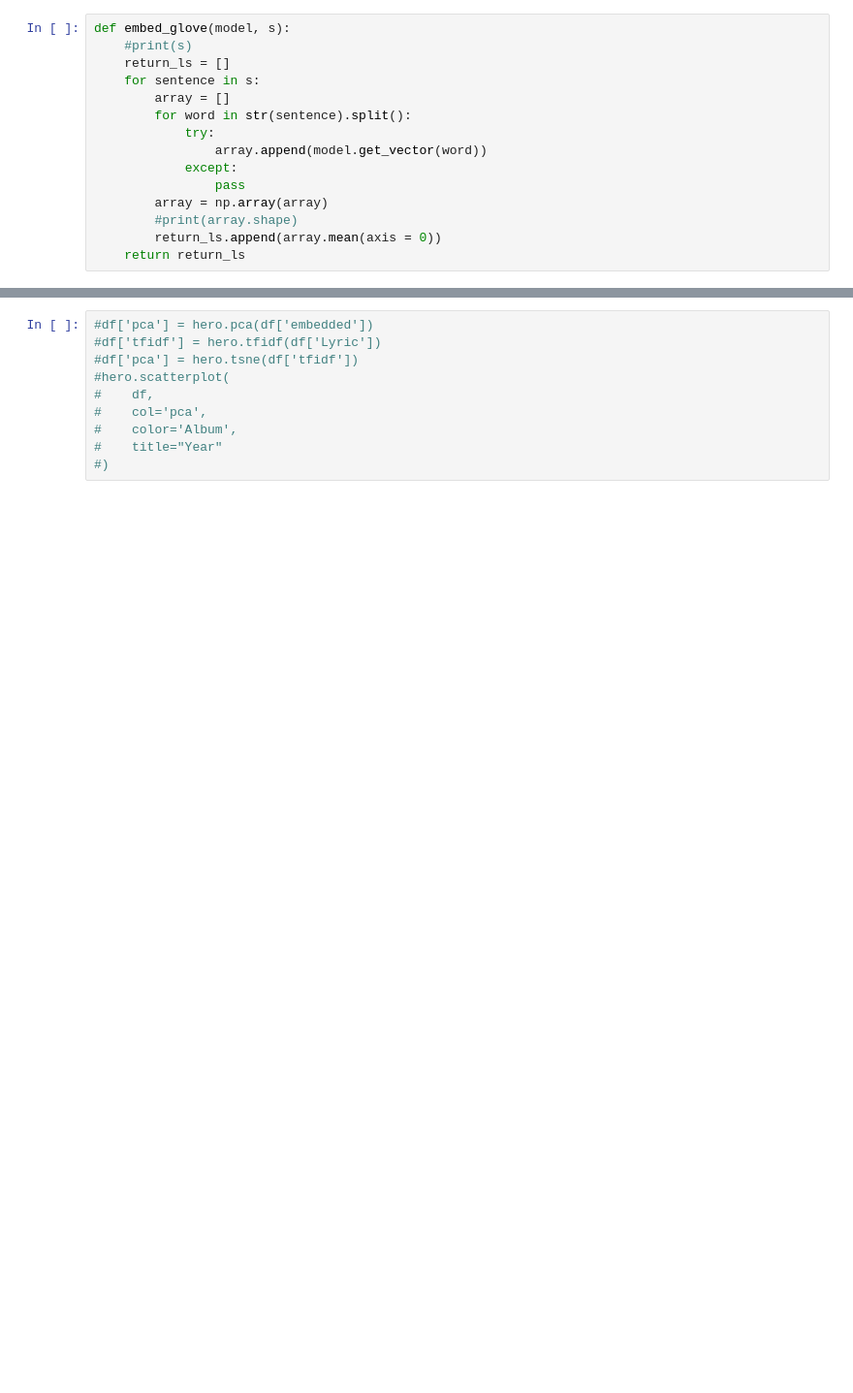
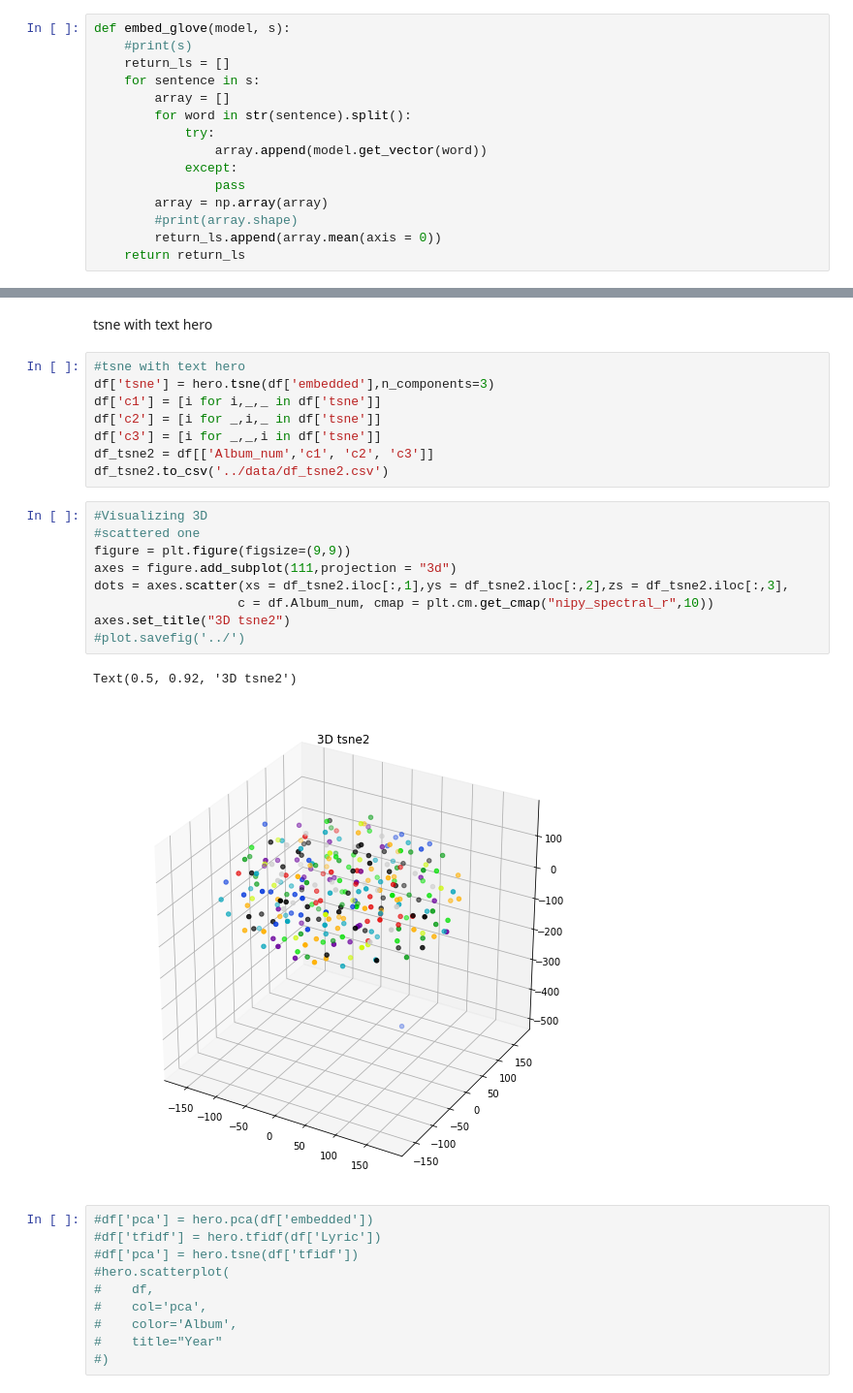
Before and after one commit to mk2510/SongRecommendationChatBot, a Jupyter notebook: analysis/embedding_plot.ipynb, the cells around one changed output, grey strips where cells are left out. Shown at 97% size. Drawn from its saved outputs; the diff is of its cells as text; blank space fills up the shorter version.

```diff
--- a/analysis/embedding_plot.ipynb
+++ b/analysis/embedding_plot.ipynb
@@ -47,3 +154,25 @@ hero.scatterplot(
+# %% [markdown]
+tsne with text hero
+# %%
+#tsne with text hero
+df['tsne'] = hero.tsne(df['embedded'],n_components=3)
+df['c1'] = [i for i,_,_ in df['tsne']]
+df['c2'] = [i for _,i,_ in df['tsne']]
+df['c3'] = [i for _,_,i in df['tsne']]
+df_tsne2 = df[['Album_num','c1', 'c2', 'c3']]
+df_tsne2.to_csv('../data/df_tsne2.csv')
+# %%
+#Visualizing 3D
+#scattered one
+figure = plt.figure(figsize=(9,9))
+axes = figure.add_subplot(111,projection = "3d")
+dots = axes.scatter(xs = df_tsne2.iloc[:,1],ys = df_tsne2.iloc[:,2],zs = df_tsne2.iloc[:,3],
+                   c = df.Album_num, cmap = plt.cm.get_cmap("nipy_spectral_r",10))
+axes.set_title("3D tsne2")
+#plot.savefig('../')
+# %% [output]
+Text(0.5, 0.92, '3D tsne2')
+[figure, added]
 # %%
 #df['pca'] = hero.pca(df['embedded'])
 #df['tfidf'] = hero.tfidf(df['Lyric'])
```
Also changed, not shown: parts of 22 cells of this notebook.
